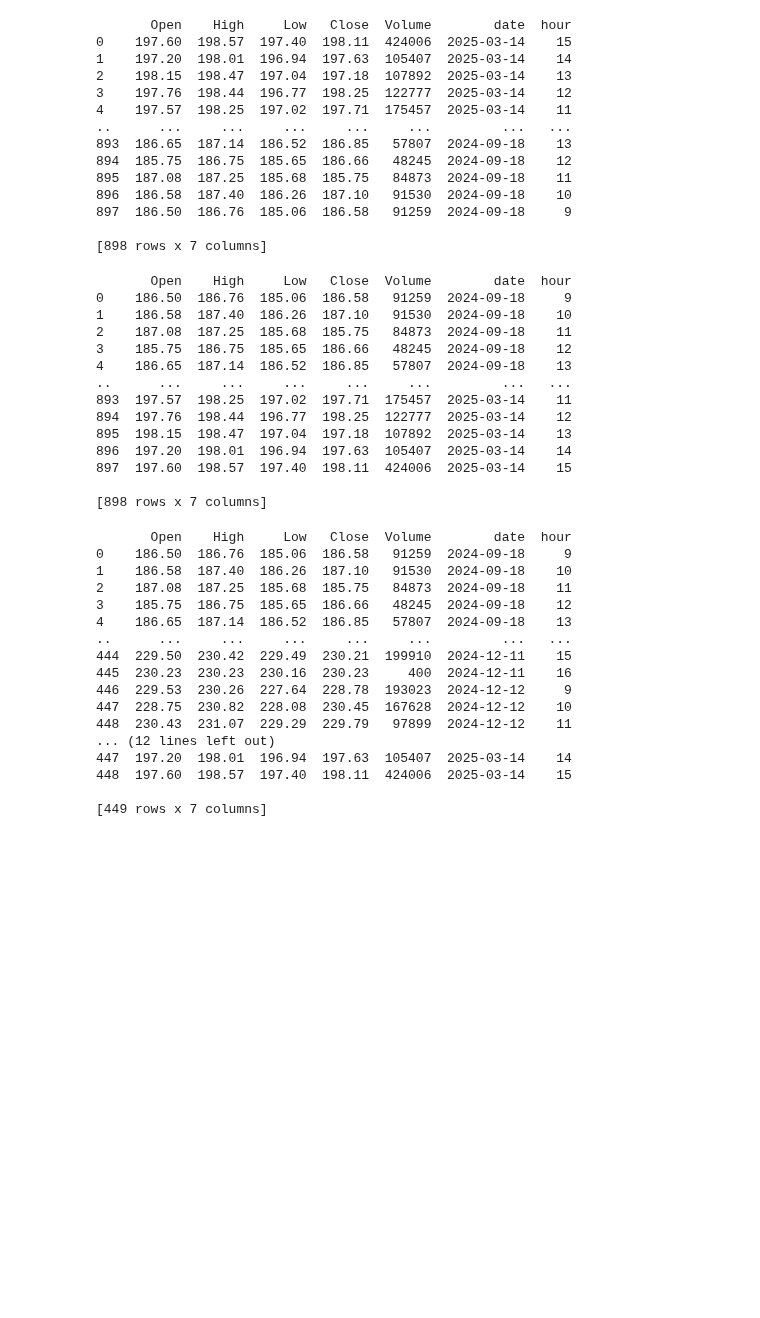
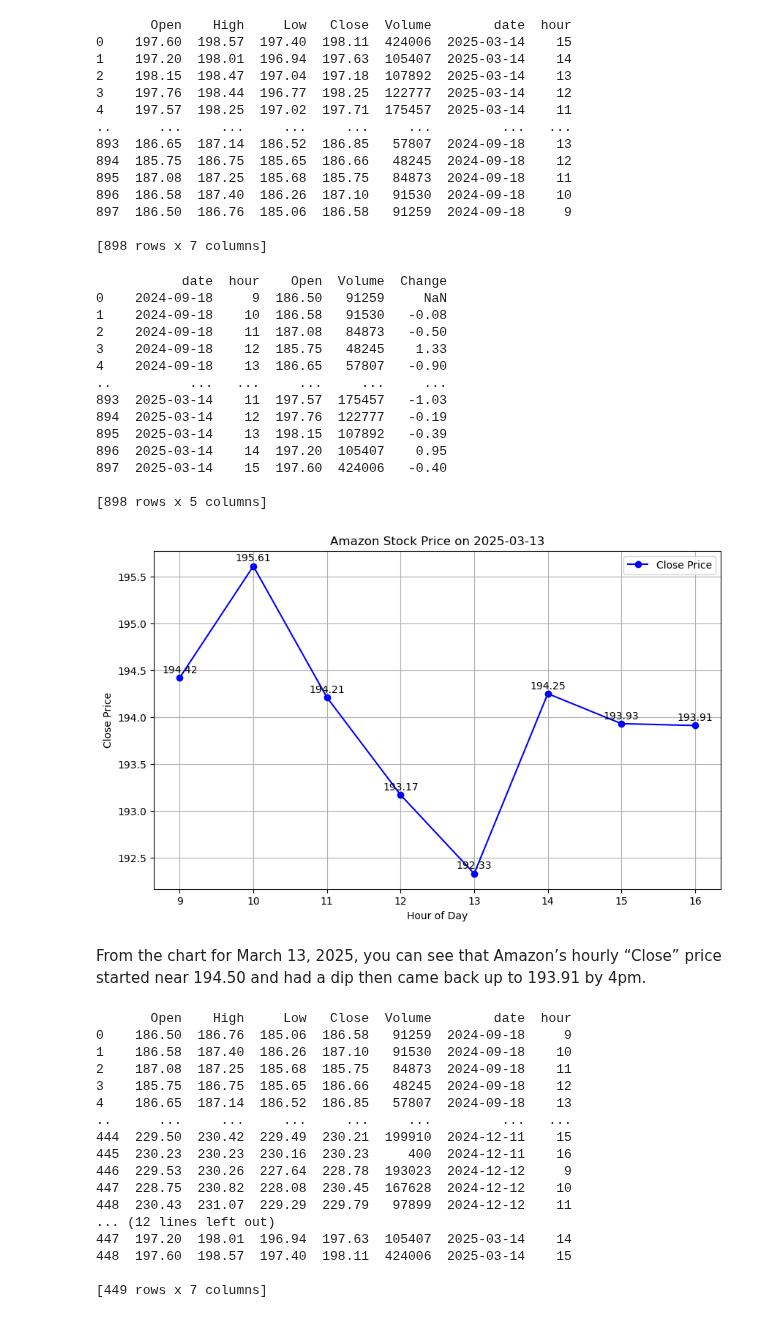
Before and after one commit to estherkdy/stock-price-prediction, a Jupyter notebook: stock_price_prediction.ipynb, the cells around one changed output. Cells and saved outputs as stored; diff of their text form; code cells hidden in the pictures; blank space fills up the shorter version.

Commit message:
cleaned final data added and removing unneeded sections

```diff
--- a/stock_price_prediction.ipynb
+++ b/stock_price_prediction.ipynb
@@ -52,27 +43,54 @@ print(df_amazon)
 [898 rows x 7 columns]
 # %%
 #here I'm flipping the data so we don't need to read data from bottom up
-
 df_amazon = df_amazon.iloc[::-1]
 df_amazon = df_amazon.reset_index(drop=True)
-#print to check
 
-print(df_amazon)
+# Create a final cleaned version where we remove high , low, and close columnds and add a change col with diff in open prev and current open price
+cleaned_amazon = df_amazon.drop(columns=['High', 'Low', 'Close'])
+cleaned_amazon['Change'] = cleaned_amazon['Open'].shift(1) - cleaned_amazon['Open']
+
+cleaned_amazon = cleaned_amazon[['date', 'hour', 'Open', 'Volume', 'Change']] # reording cols
+print(cleaned_amazon) # the final version will be 'cleaned_amazon'
 # %% [output]
-       Open    High     Low   Close  Volume        date  hour
-0    186.50  186.76  185.06  186.58   91259  2024-09-18     9
-1    186.58  187.40  186.26  187.10   91530  2024-09-18    10
-2    187.08  187.25  185.68  185.75   84873  2024-09-18    11
-3    185.75  186.75  185.65  186.66   48245  2024-09-18    12
-4    186.65  187.14  186.52  186.85   57807  2024-09-18    13
-..      ...     ...     ...     ...     ...         ...   ...
-893  197.57  198.25  197.02  197.71  175457  2025-03-14    11
-894  197.76  198.44  196.77  198.25  122777  2025-03-14    12
-895  198.15  198.47  197.04  197.18  107892  2025-03-14    13
-896  197.20  198.01  196.94  197.63  105407  2025-03-14    14
-897  197.60  198.57  197.40  198.11  424006  2025-03-14    15
+           date  hour    Open  Volume  Change
+0    2024-09-18     9  186.50   91259     NaN
+1    2024-09-18    10  186.58   91530   -0.08
+2    2024-09-18    11  187.08   84873   -0.50
+3    2024-09-18    12  185.75   48245    1.33
+4    2024-09-18    13  186.65   57807   -0.90
+..          ...   ...     ...     ...     ...
+893  2025-03-14    11  197.57  175457   -1.03
+894  2025-03-14    12  197.76  122777   -0.19
+895  2025-03-14    13  198.15  107892   -0.39
+896  2025-03-14    14  197.20  105407    0.95
+897  2025-03-14    15  197.60  424006   -0.40
 
-[898 rows x 7 columns]
+[898 rows x 5 columns]
+# %%
+# we select one day from the dataset (03-13-2025) and print out the hourly changes
+selected_date = pd.to_datetime('2025-03-13').date()
+one_day_data = df_amazon[df_amazon['date'] == selected_date]
+
+# plotting then show the plot for the price changes
+plt.figure(figsize=(10, 6))
+plt.plot(one_day_data['hour'], one_day_data['Close'], marker='o', linestyle='-', color='blue', label='Close Price')
+plt.title(f'Amazon Stock Price on {selected_date}')
+plt.xlabel('Hour of Day')
+plt.ylabel('Close Price')
+plt.xticks(one_day_data['hour'])
+plt.grid(True)
+plt.legend()
+
+for idx, row in one_day_data.iterrows():
+    plt.annotate(f"{row['Close']:.2f}", (row['hour'], row['Close']),
+                 textcoords="offset points", xytext=(0, 5), ha='center')
+
+plt.show()
+# %% [output]
+[figure, added]
+# %% [markdown]
+From the chart for March 13, 2025, you can see that Amazon’s hourly “Close” price started near 194.50 and had a dip then came back up to 193.91 by 4pm.
 # %%
 
 split_index = (len(df_amazon) - 1) // 2
```
Also changed, not shown: parts of 8 cells of this notebook.
